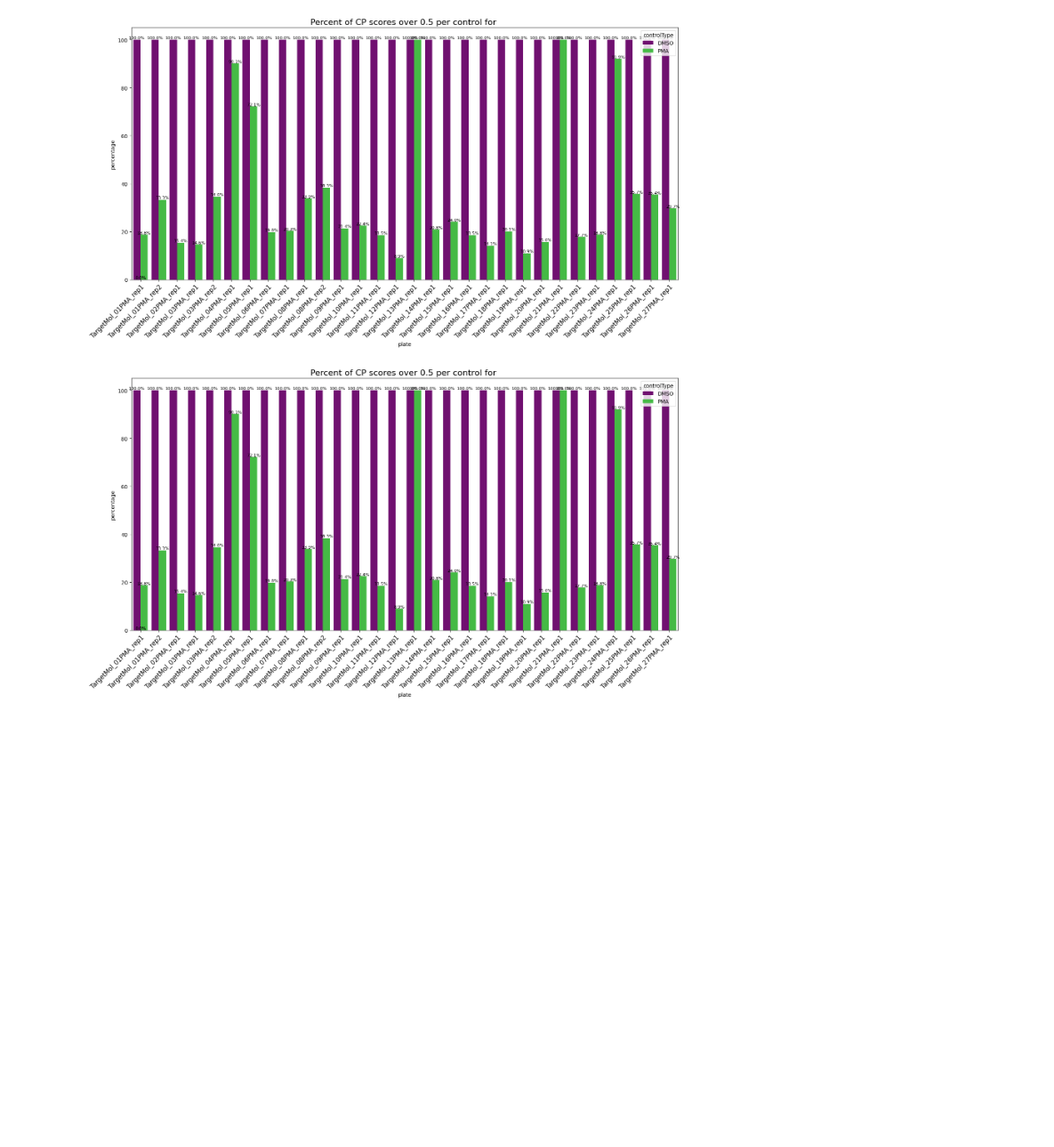
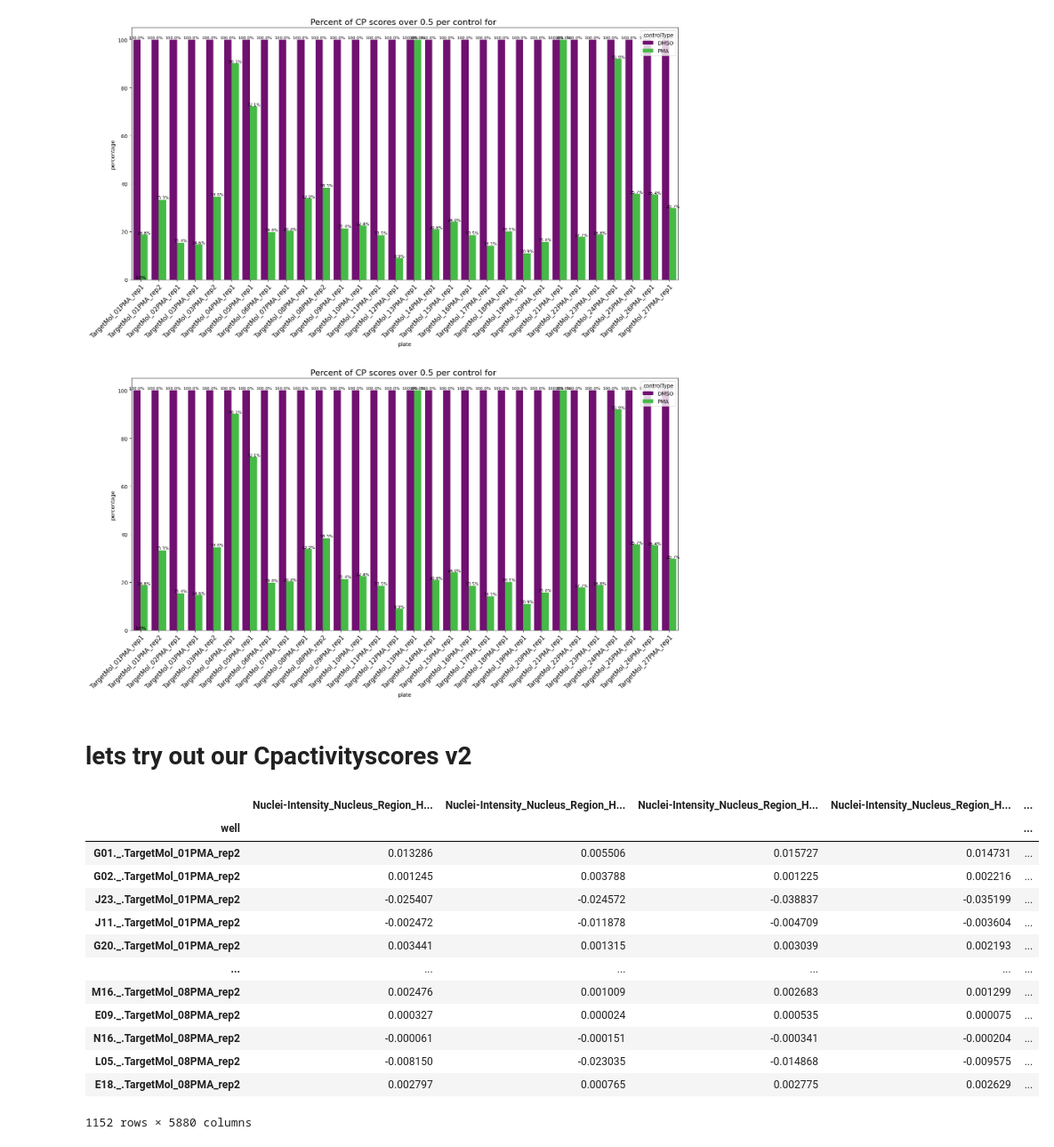
Before and after one commit to LokeyLab/QCGauntlet, a Jupyter notebook: test.ipynb, the cells around one changed output. Shown at 89% size. Cells and saved outputs as stored; diff of their text form; code cells hidden in the pictures; blank space fills up the shorter version.

```diff
--- a/test.ipynb
+++ b/test.ipynb
@@ -149,3 +149,71 @@ crr.generateControlsAboveThresh(inDF=pma, datasetLab='', key=keyDf, controlList=
 # %% [output]
 [figure]
 [figure]
+# %% [markdown]
+# lets try out our Cpactivityscores v2
+# %%
+TARGETMOL_LOCATION = '/Users/dterciano/Desktop/LokeyLabFiles/TargetMol'
+assert os.path.isdir(TARGETMOL_LOCATION)
+
+noPmaFileLoc = 'Datasets/TargetMol_DMSO_histdiffpy_nometa_Concatenated.csv'
+pmaFileLoc = 'Datasets/TargetMol_PMA_histdiffpy_nometa_Concatenated.csv'
+
+noPmaFile = os.path.join(TARGETMOL_LOCATION, noPmaFileLoc)
+pmaFile = os.path.join(TARGETMOL_LOCATION, pmaFileLoc)
+# choose one of the two annotation sheets
+
+# keyFile = "/mnt/d/LabFiles/L4000-Bioactive Compound Library-Beverley Rabbitts (KIT10006535)_MapCleaned3_KSready.csv"
+keyFile = "/Users/dterciano/Desktop/LokeyLabFiles/TargetMol/Annotations/TargetMol_KSReady_updatedTargets.csv"
+
+assert os.path.isfile(noPmaFile) and os.path.isfile(pmaFile) and os.path.isfile(keyFile)
+
+rep2PlatesLoc = 'Datasets/TargetMol_rep2_DMSO+PMA_blockRecalc_longconcat_histdiffpy.csv'
+rep2PlatesFile = os.path.join(TARGETMOL_LOCATION, rep2PlatesLoc)
+
+plate8rep2NoPMALoc = 'Datasets/TargetMol_08_rep2_DMSO_blockRecalc_histdiffpy.csv'
+plate8rep2PMALoc = 'Datasets/TargetMol_08PMA_rep2_PMA_blockRecalc_histdiffpy.csv'
+plate8rep2PMAFile = os.path.join(TARGETMOL_LOCATION, plate8rep2PMALoc)
+plate8rep2NoPMAFile = os.path.join(TARGETMOL_LOCATION, plate8rep2NoPMALoc)
+
+assert os.path.isfile(rep2PlatesFile)
+
+pma = pd.read_csv(pmaFile, sep=',', index_col=0)
+pma.index.name = 'Wells'
+pma.columns.name = 'Features'
+
+noPma = pd.read_csv(noPmaFile, sep=',', index_col=0)
+noPma.index.name = 'Wells'
+pma.columns.name = 'Features'
+
+key = pd.read_csv(keyFile, sep=',', index_col=1)
+key = key.loc[:,'longname_proper']
+
+rep2Plates = pd.read_csv(rep2PlatesFile, sep=',', index_col=0)
+
+plate8rep2PMA = pd.read_csv(plate8rep2PMAFile, sep=',', index_col=0)
+plate8rep2NoPMA = pd.read_csv(plate8rep2NoPMAFile, sep=',', index_col=0)
+
+rep2PlatesPMA = rep2Plates[(rep2Plates.index.str.contains('PMA_')) & (~rep2Plates.index.str.contains("TargetMol_01PMA_rep2._.TargetMol_01PMA_rep2_PMA"))]
+rep2PlatesNoPMA = rep2Plates[(~rep2Plates.index.str.contains('PMA_'))]
+
+rep2PlatesPMA = pd.concat([rep2PlatesPMA, plate8rep2PMA], axis = 0)
+rep2PlatesNoPMA = pd.concat([rep2PlatesNoPMA, plate8rep2NoPMA], axis = 0)
+
+rep2PlatesPMA.index.name = 'well'
+rep2PlatesNoPMA.index.name = 'well'
+display(rep2PlatesPMA)
+# %% [output]
+|  | Nuclei-Intensity_Nucleus_Region_H... | Nuclei-Intensity_Nucleus_Region_H... | Nuclei-Intensity_Nucleus_Region_H... | Nuclei-Intensity_Nucleus_Region_H... | ... |
+| well |  |  |  |  | ... |
+| G01._.TargetMol_01PMA_rep2 | 0.013286 | 0.005506 | 0.015727 | 0.014731 | ... |
+| G02._.TargetMol_01PMA_rep2 | 0.001245 | 0.003788 | 0.001225 | 0.002216 | ... |
+| J23._.TargetMol_01PMA_rep2 | -0.025407 | -0.024572 | -0.038837 | -0.035199 | ... |
+| J11._.TargetMol_01PMA_rep2 | -0.002472 | -0.011878 | -0.004709 | -0.003604 | ... |
+| G20._.TargetMol_01PMA_rep2 | 0.003441 | 0.001315 | 0.003039 | 0.002193 | ... |
+| ... | ... | ... | ... | ... | ... |
+| M16._.TargetMol_08PMA_rep2 | 0.002476 | 0.001009 | 0.002683 | 0.001299 | ... |
+| E09._.TargetMol_08PMA_rep2 | 0.000327 | 0.000024 | 0.000535 | 0.000075 | ... |
+| N16._.TargetMol_08PMA_rep2 | -0.000061 | -0.000151 | -0.000341 | -0.000204 | ... |
+| L05._.TargetMol_08PMA_rep2 | -0.008150 | -0.023035 | -0.014868 | -0.009575 | ... |
+| E18._.TargetMol_08PMA_rep2 | 0.002797 | 0.000765 | 0.002775 | 0.002629 | ... |
+1152 rows × 5880 columns
```
Also changed, not shown: parts of 2 cells of this notebook, 1 other file.
